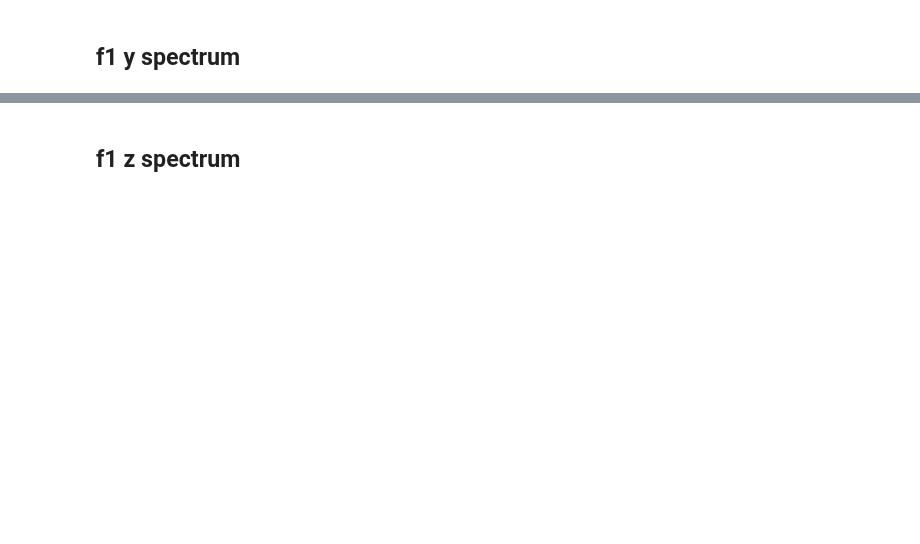
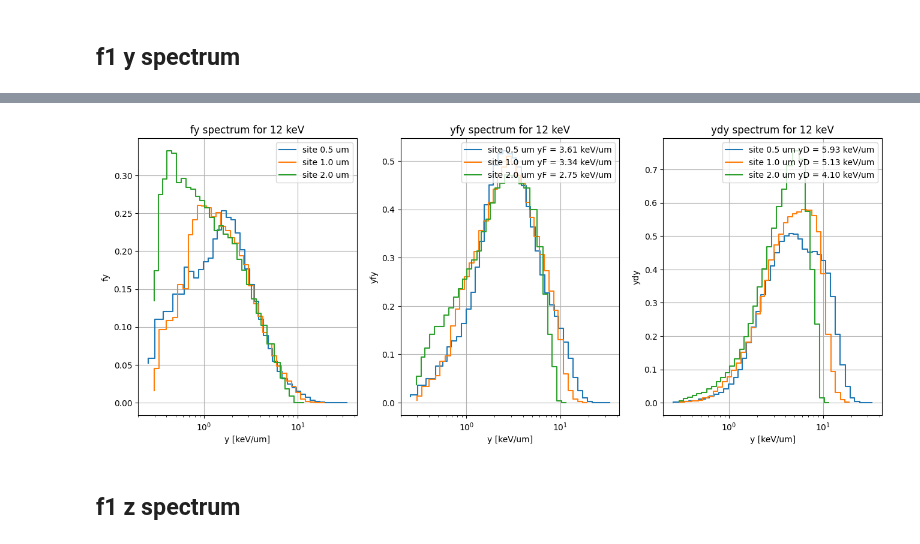
Before and after one commit to grzanka/microdosimetric_spectra_folding, a Jupyter notebook: notebooks/0.6-Xrays-low-energy-spectra.ipynb, the cells around one changed output, grey strips where cells are left out. Cells and saved outputs as stored; diff of their text form; code cells hidden in the pictures; blank space fills up the shorter version.

Commit message:
new data

```diff
--- a/notebooks/0.6-Xrays-low-energy-spectra.ipynb
+++ b/notebooks/0.6-Xrays-low-energy-spectra.ipynb
@@ -39,0 +26,13 @@ spectrum_y_f1_raw.norm
+# %%
+@dataclass(frozen=True)
+class Metadata:
+    filename: str = ""
+    site_diam_um: float = np.nan
+    energy_keV: float = np.nan
+
+    def __post_init__(self):
+        object.__setattr__(
+            self,
+            "filename",
+            f"Xrays_{self.energy_keV:.0f}keV_{self.site_diam_um:.1f}um_ydy.csv",
+        )
@@ -39,0 +64,4 @@ spectrum_y_f1_raw.norm
+# %%
+site_diam_um = (0.5, 1, 2)
+dataset_metadata = [Metadata(site_diam_um=diam, energy_keV=12) for diam in site_diam_um]
+dataset_metadata
@@ -40,2 +72,4 @@ spectrum_y_f1_raw.norm
+# %%
+dataset = [Data(metadata=metadata) for metadata in dataset_metadata]
 # %% [markdown]
 ## f1 y spectrum
@@ -112,2 +76,35 @@ for a in ax:
+# %%
+fig, ax = plt.subplots(nrows=1, ncols=3, figsize=(16, 6))
+for data in dataset:
+    spectrum_z = data.spectrum_y
+    ax[0].step(
+        spectrum_z.data.bin_edges[1:],
+        spectrum_z.fy,
+        label=f"site {data.metadata.site_diam_um:.1f} um",
+    )
+    ax[1].step(
+        spectrum_z.data.bin_edges[1:],
+        spectrum_z.yfy,
+        label=f"site {data.metadata.site_diam_um:.1f} um yF = {spectrum_z.yF:.2f} keV/um",
+    )
+    ax[2].step(
+        spectrum_z.data.bin_edges[1:],
+        spectrum_z.ydy,
+        label=f"site {data.metadata.site_diam_um:.1f} um yD = {spectrum_z.yD:.2f} keV/um",
+    )
+ax[0].set_ylabel("fy")
+ax[1].set_ylabel("yfy")
+ax[2].set_ylabel("ydy")
+ax[0].set_title("fy spectrum for 12 keV")
+ax[1].set_title("yfy spectrum for 12 keV")
+ax[2].set_title("ydy spectrum for 12 keV")
+
+for a in ax:
+    a.set_xscale("log")
+    a.grid()
+    a.set_xlabel("y [keV/um]")
+    a.legend(loc="upper right")
+# %% [output]
+[figure, added]
 # %% [markdown]
 ## f1 z spectrum
```
Also changed, not shown: parts of 12 cells of this notebook, 7 other files.
